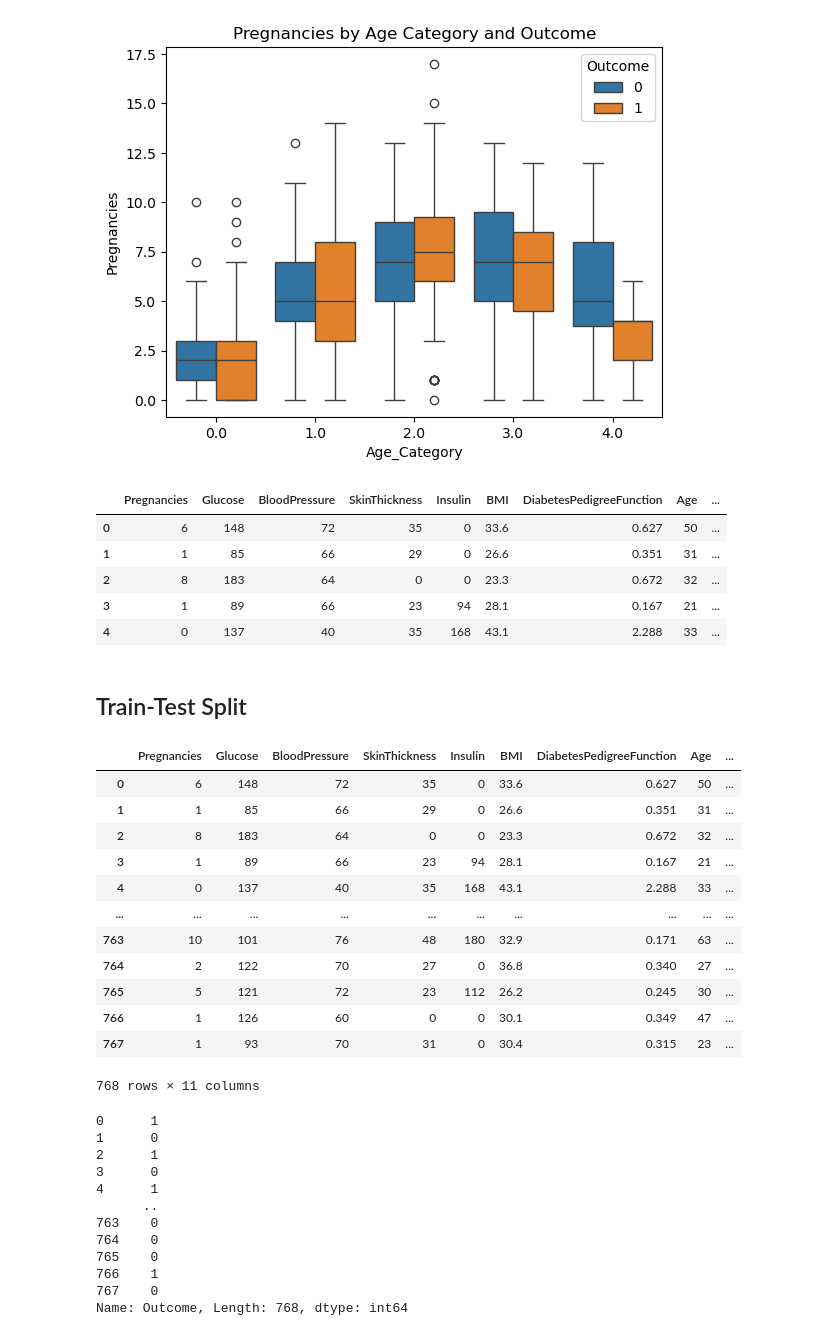
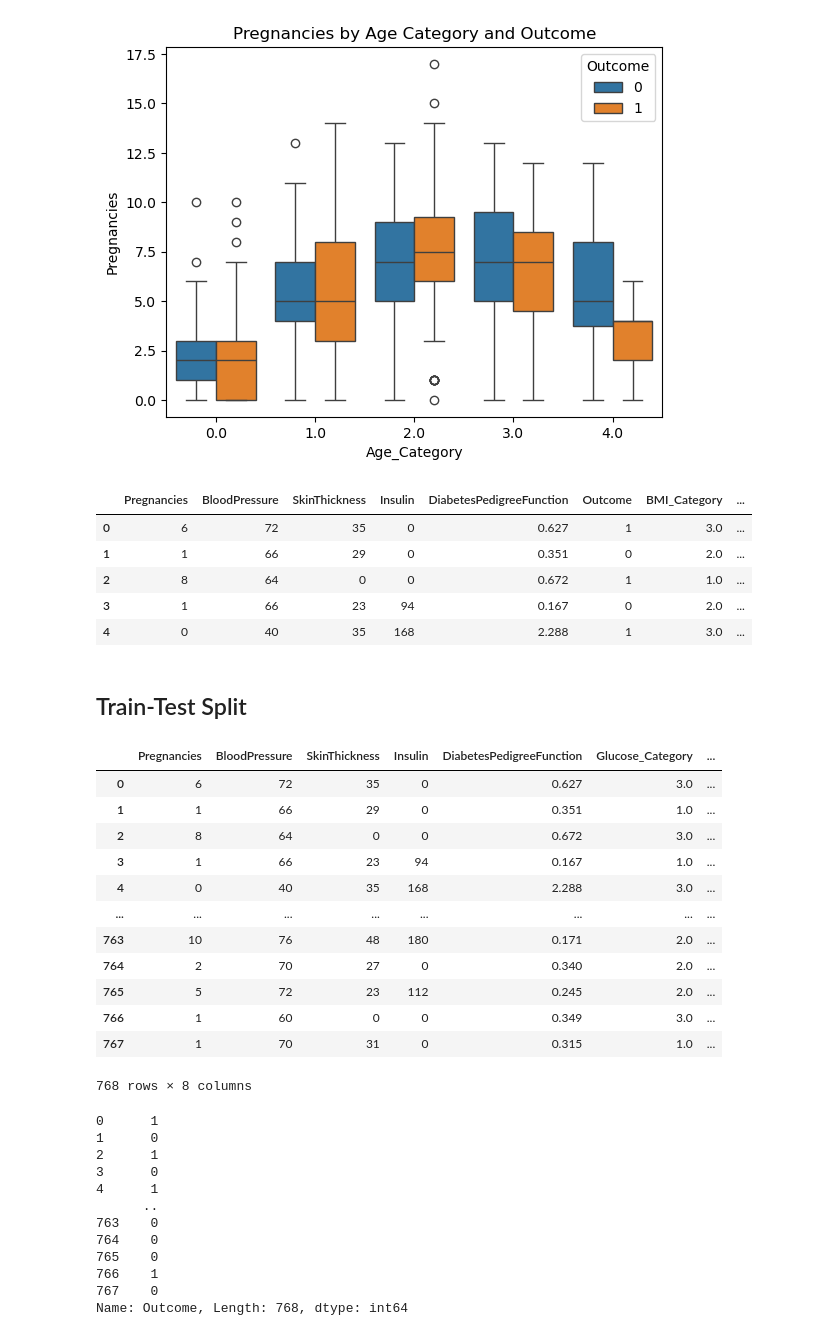
Before and after one commit to nishantsanghani/Diabetes_Prediction_System, a Jupyter notebook: Diabetes Prediction System.ipynb, the cells around one changed output. Drawn from its saved outputs; the diff is of its cells as text; code cells hidden in the pictures.

```diff
--- a/Diabetes Prediction System.ipynb
+++ b/Diabetes Prediction System.ipynb
@@ -382,6 +382,11 @@ df['Glucose_Category'] = pd.cut(df['Glucose'], bins=[0, 70, 99, 125, 200], label
 # Labels [0,1,2,3,4] are assigned to these categories
 # .astype(float) converts the category labels to float type
 df['Age_Category'] = pd.cut(df['Age'], bins=[20, 30, 40, 50, 60, 100], labels=[0,1,2,3,4]).astype(float)
+# %%
+# Drop the 'BMI', 'Glucose', and 'Age' columns from the DataFrame
+# This is typically done after converting these continuous variables into categorical versions
+# (e.g., 'BMI_Category', 'Glucose_Category', 'Age_Category'), making the original columns redundant
+df = df.drop(['BMI','Glucose','Age'], axis=1, inplace=False)
 # %%
 # Display the first 5 rows of the DataFrame
 # This helps us verify that the new categorical columns ('BMI_Category', 'Glucose_Category', 'Age_Category') have been added correctly
@@ -711,37 +713,37 @@ plt.show()
 # Useful to quickly inspect the dataset and verify that all preprocessing steps and new columns are correctly applied
 df.head()
 # %% [output]
-|  | Pregnancies | Glucose | BloodPressure | SkinThickness | Insulin | BMI | DiabetesPedigreeFunction | Age | ... |
-| 0 | 6 | 148 | 72 | 35 | 0 | 33.6 | 0.627 | 50 | ... |
-| 1 | 1 | 85 | 66 | 29 | 0 | 26.6 | 0.351 | 31 | ... |
-| 2 | 8 | 183 | 64 | 0 | 0 | 23.3 | 0.672 | 32 | ... |
-| 3 | 1 | 89 | 66 | 23 | 94 | 28.1 | 0.167 | 21 | ... |
-| 4 | 0 | 137 | 40 | 35 | 168 | 43.1 | 2.288 | 33 | ... |
+|  | Pregnancies | BloodPressure | SkinThickness | Insulin | DiabetesPedigreeFunction | Outcome | BMI_Category | ... |
+| 0 | 6 | 72 | 35 | 0 | 0.627 | 1 | 3.0 | ... |
+| 1 | 1 | 66 | 29 | 0 | 0.351 | 0 | 2.0 | ... |
+| 2 | 8 | 64 | 0 | 0 | 0.672 | 1 | 1.0 | ... |
+| 3 | 1 | 66 | 23 | 94 | 0.167 | 0 | 2.0 | ... |
+| 4 | 0 | 40 | 35 | 168 | 2.288 | 1 | 3.0 | ... |
 # %% [markdown]
 ## Train-Test Split
 # %%
 # Select the feature columns for machine learning
 # These include both original numerical columns and the newly created categorical columns
-x = df[['Pregnancies', 'Glucose', 'BloodPressure', 'SkinThickness', 'Insulin',
-        'BMI', 'DiabetesPedigreeFunction', 'Age',
+x = df[['Pregnancies', 'BloodPressure', 'SkinThickness', 'Insulin',
+        'DiabetesPedigreeFunction',
         'Glucose_Category', 'Age_Category', 'BMI_Category']]
 
 # Display the selected features
 x
 # %% [output]
-|  | Pregnancies | Glucose | BloodPressure | SkinThickness | Insulin | BMI | DiabetesPedigreeFunction | Age | ... |
-| 0 | 6 | 148 | 72 | 35 | 0 | 33.6 | 0.627 | 50 | ... |
-| 1 | 1 | 85 | 66 | 29 | 0 | 26.6 | 0.351 | 31 | ... |
-| 2 | 8 | 183 | 64 | 0 | 0 | 23.3 | 0.672 | 32 | ... |
-| 3 | 1 | 89 | 66 | 23 | 94 | 28.1 | 0.167 | 21 | ... |
-| 4 | 0 | 137 | 40 | 35 | 168 | 43.1 | 2.288 | 33 | ... |
-| ... | ... | ... | ... | ... | ... | ... | ... | ... | ... |
-| 763 | 10 | 101 | 76 | 48 | 180 | 32.9 | 0.171 | 63 | ... |
-| 764 | 2 | 122 | 70 | 27 | 0 | 36.8 | 0.340 | 27 | ... |
-| 765 | 5 | 121 | 72 | 23 | 112 | 26.2 | 0.245 | 30 | ... |
-| 766 | 1 | 126 | 60 | 0 | 0 | 30.1 | 0.349 | 47 | ... |
-| 767 | 1 | 93 | 70 | 31 | 0 | 30.4 | 0.315 | 23 | ... |
+|  | Pregnancies | BloodPressure | SkinThickness | Insulin | DiabetesPedigreeFunction | Glucose_Category | ... |
+| 0 | 6 | 72 | 35 | 0 | 0.627 | 3.0 | ... |
+| 1 | 1 | 66 | 29 | 0 | 0.351 | 1.0 | ... |
+| 2 | 8 | 64 | 0 | 0 | 0.672 | 3.0 | ... |
+| 3 | 1 | 66 | 23 | 94 | 0.167 | 1.0 | ... |
+| 4 | 0 | 40 | 35 | 168 | 2.288 | 3.0 | ... |
+| ... | ... | ... | ... | ... | ... | ... | ... |
+| 763 | 10 | 76 | 48 | 180 | 0.171 | 2.0 | ... |
+| 764 | 2 | 70 | 27 | 0 | 0.340 | 2.0 | ... |
+| 765 | 5 | 72 | 23 | 112 | 0.245 | 2.0 | ... |
+| 766 | 1 | 60 | 0 | 0 | 0.349 | 3.0 | ... |
+| 767 | 1 | 70 | 31 | 0 | 0.315 | 1.0 | ... |
-768 rows × 11 columns
+768 rows × 8 columns
 # %%
 # Select the target column for machine learning
 # 'Outcome' indicates whether the individual has diabetes (1) or not (0)
```
Also changed, not shown: parts of 16 cells of this notebook.
